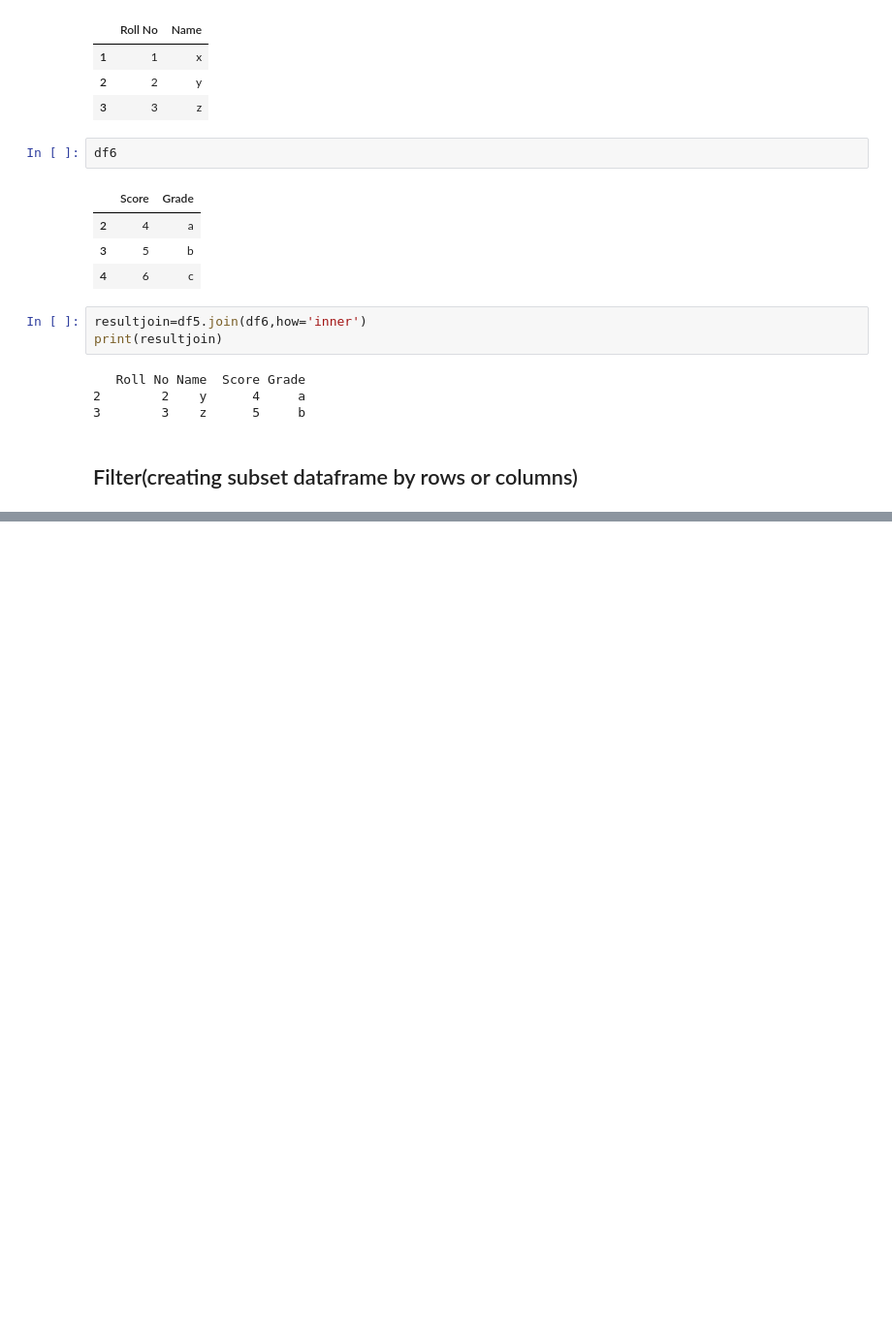
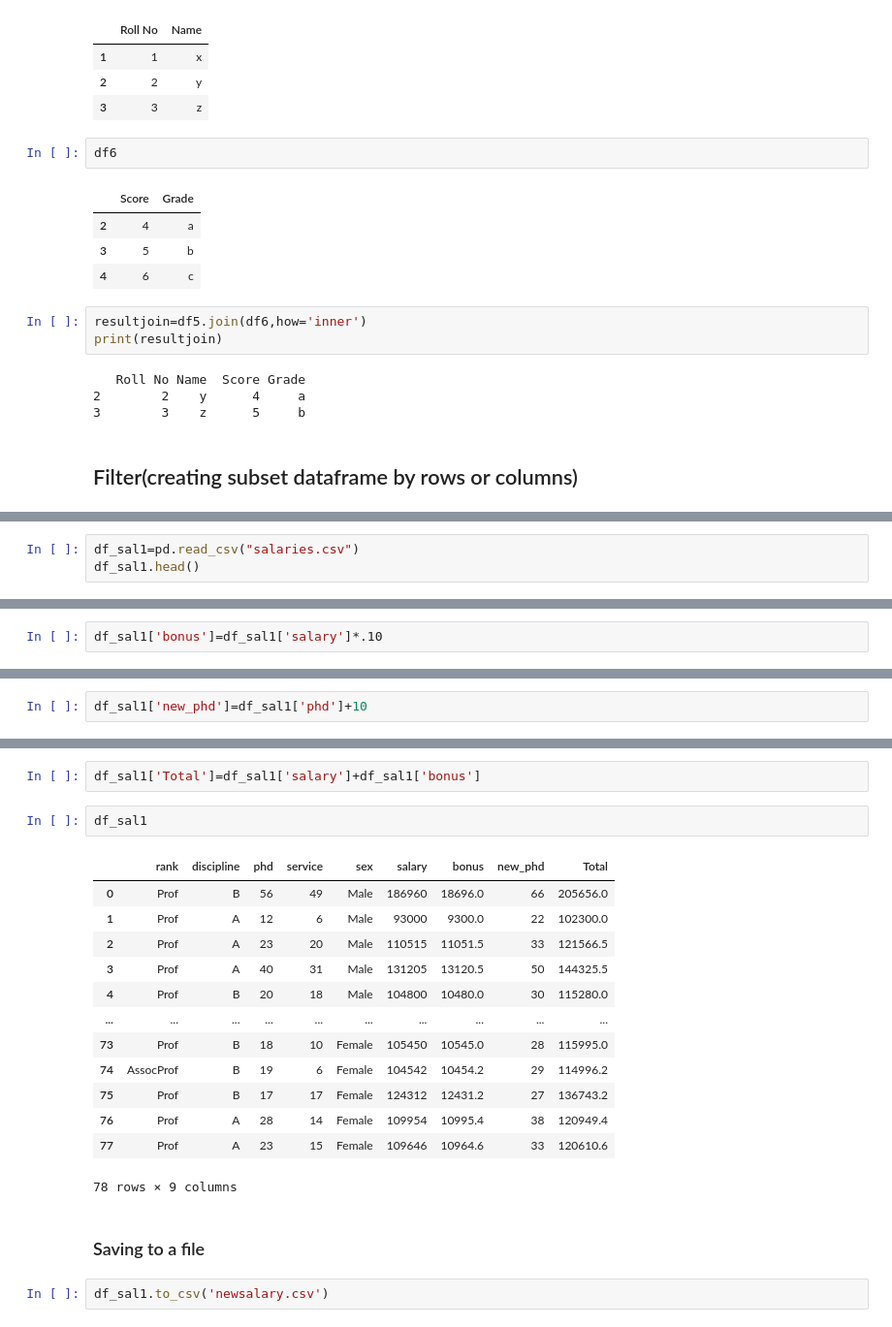
Before and after one commit to surajdehury/data-analytics, a Jupyter notebook: May/06.05.2026/LC10.ipynb, the cells around one changed output, grey strips where cells are left out. Shown at 97% size. Cells and saved outputs as stored; diff of their text form; blank space fills up the shorter version.

```diff
--- a/May/06.05.2026/LC10.ipynb
+++ b/May/06.05.2026/LC10.ipynb
@@ -131,0 +134,3 @@ print(resultjoin)
+# %%
+df_sal1=pd.read_csv("salaries.csv")
+df_sal1.head()
@@ -131,0 +298,2 @@ print(resultjoin)
+# %%
+df_sal1['bonus']=df_sal1['salary']*.10
@@ -131,0 +318,2 @@ print(resultjoin)
+# %%
+df_sal1['new_phd']=df_sal1['phd']+10
@@ -131,0 +336,22 @@ print(resultjoin)
+# %%
+df_sal1['Total']=df_sal1['salary']+df_sal1['bonus']
+# %%
+df_sal1
+# %% [output]
+|  | rank | discipline | phd | service | sex | salary | bonus | new_phd | Total |
+| 0 | Prof | B | 56 | 49 | Male | 186960 | 18696.0 | 66 | 205656.0 |
+| 1 | Prof | A | 12 | 6 | Male | 93000 | 9300.0 | 22 | 102300.0 |
+| 2 | Prof | A | 23 | 20 | Male | 110515 | 11051.5 | 33 | 121566.5 |
+| 3 | Prof | A | 40 | 31 | Male | 131205 | 13120.5 | 50 | 144325.5 |
+| 4 | Prof | B | 20 | 18 | Male | 104800 | 10480.0 | 30 | 115280.0 |
+| ... | ... | ... | ... | ... | ... | ... | ... | ... | ... |
+| 73 | Prof | B | 18 | 10 | Female | 105450 | 10545.0 | 28 | 115995.0 |
+| 74 | AssocProf | B | 19 | 6 | Female | 104542 | 10454.2 | 29 | 114996.2 |
+| 75 | Prof | B | 17 | 17 | Female | 124312 | 12431.2 | 27 | 136743.2 |
+| 76 | Prof | A | 28 | 14 | Female | 109954 | 10995.4 | 38 | 120949.4 |
+| 77 | Prof | A | 23 | 15 | Female | 109646 | 10964.6 | 33 | 120610.6 |
+78 rows × 9 columns
+# %% [markdown]
+### Saving to a file
+# %%
+df_sal1.to_csv('newsalary.csv')
```
Also changed, not shown: parts of 15 cells of this notebook, 2 other files.
